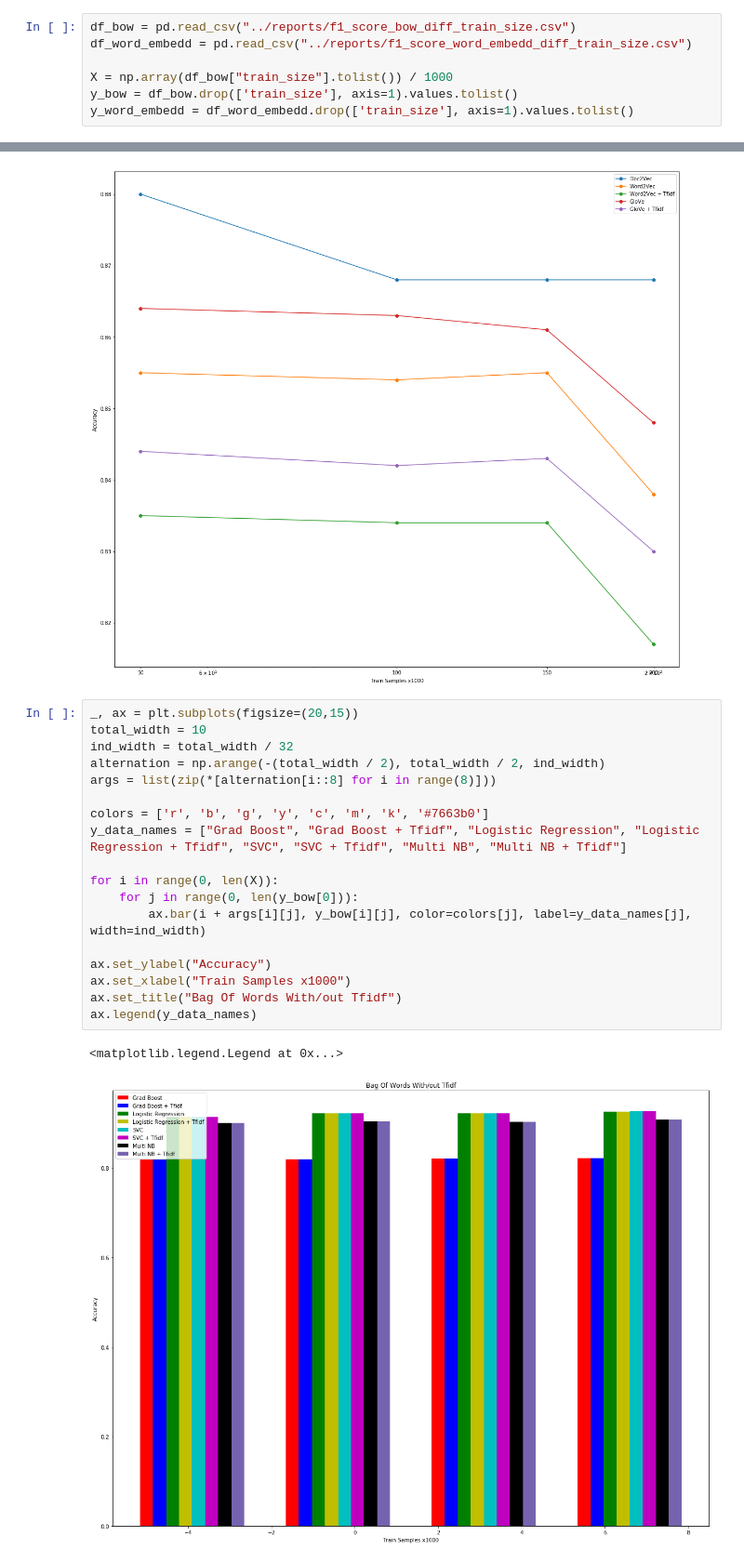
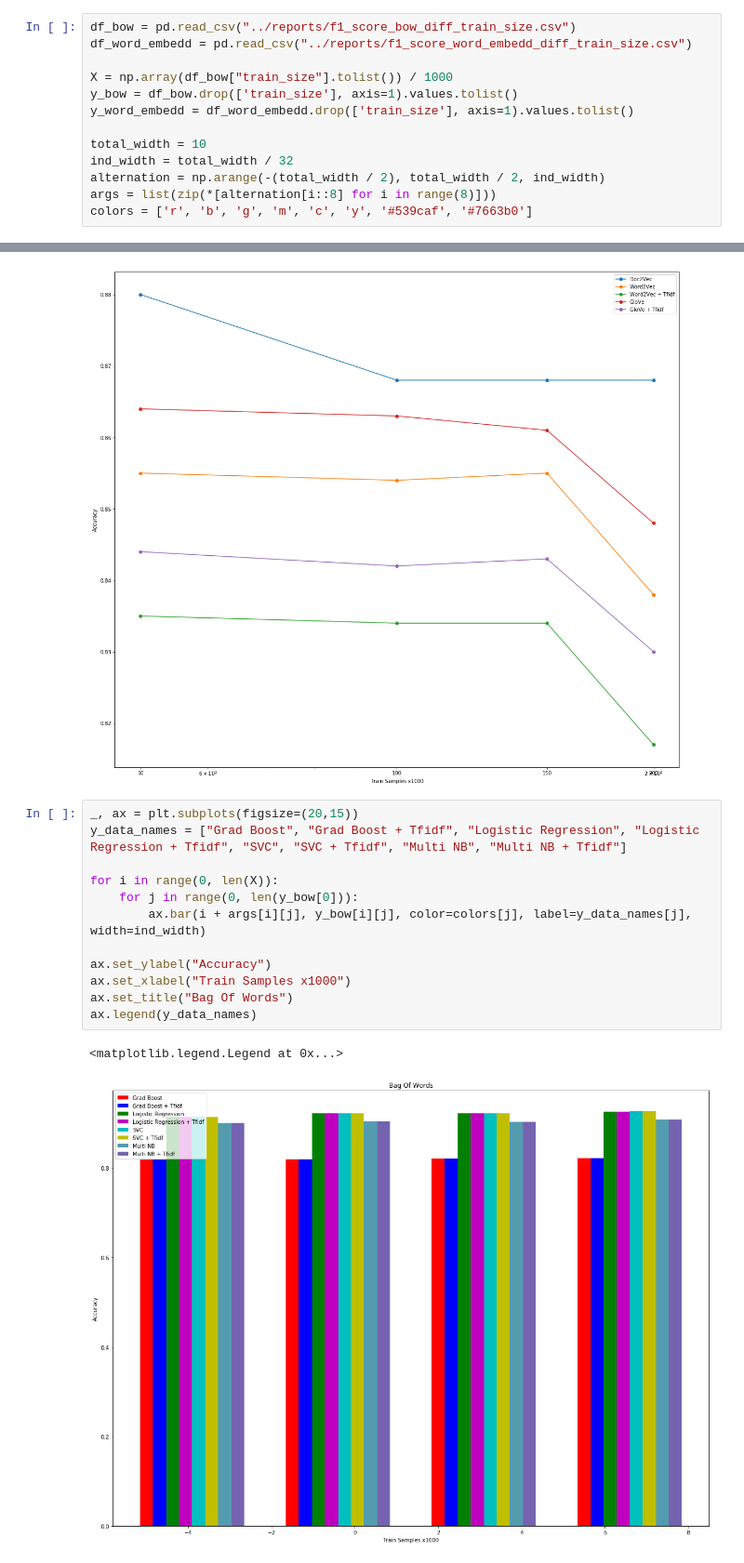
Before and after one commit to tamarakatic/sentiment-analysis-in-amazon-reviews, a Jupyter notebook: notebooks/3.0-bow-vs-pretrained_word_embeddings.ipynb, the cells around one changed output, grey strips where cells are left out. Shown at 93% size. Saved outputs shown, nothing was run; the diff lists cells and outputs as text.

```diff
--- a/notebooks/3.0-bow-vs-pretrained_word_embeddings.ipynb
+++ b/notebooks/3.0-bow-vs-pretrained_word_embeddings.ipynb
@@ -13,6 +13,12 @@ df_word_embedd = pd.read_csv("../reports/f1_score_word_embedd_diff_train_size.cs
 X = np.array(df_bow["train_size"].tolist()) / 1000
 y_bow = df_bow.drop(['train_size'], axis=1).values.tolist()
 y_word_embedd = df_word_embedd.drop(['train_size'], axis=1).values.tolist()
+
+total_width = 10
+ind_width = total_width / 32
+alternation = np.arange(-(total_width / 2), total_width / 2, ind_width)
+args = list(zip(*[alternation[i::8] for i in range(8)]))
+colors = ['r', 'b', 'g', 'm', 'c', 'y', '#539caf', '#7663b0']
 # %%
 plt.figure(figsize=(25, 20))
 plt.semilogx(X, y_bow, marker="o")
@@ -39,22 +45,16 @@ plt.show()
 [figure]
 # %%
 _, ax = plt.subplots(figsize=(20,15))
-total_width = 10
-ind_width = total_width / 32
-alternation = np.arange(-(total_width / 2), total_width / 2, ind_width)
-args = list(zip(*[alternation[i::8] for i in range(8)]))
-
-colors = ['r', 'b', 'g', 'y', 'c', 'm', 'k', '#7663b0']
 y_data_names = ["Grad Boost", "Grad Boost + Tfidf", "Logistic Regression", "Logistic Regression + Tfidf", "SVC", "SVC + Tfidf", "Multi NB", "Multi NB + Tfidf"]
 
 for i in range(0, len(X)):
     for j in range(0, len(y_bow[0])):
         ax.bar(i + args[i][j], y_bow[i][j], color=colors[j], label=y_data_names[j], width=ind_width)
 
 ax.set_ylabel("Accuracy")
 ax.set_xlabel("Train Samples x1000")
-ax.set_title("Bag Of Words With/out Tfidf")
+ax.set_title("Bag Of Words")
 ax.legend(y_data_names)
 # %% [output]
 <matplotlib.legend.Legend at 0x...>
-[figure, old version]
+[figure, new version]
```
Also changed, not shown: parts of 1 cell of this notebook.
